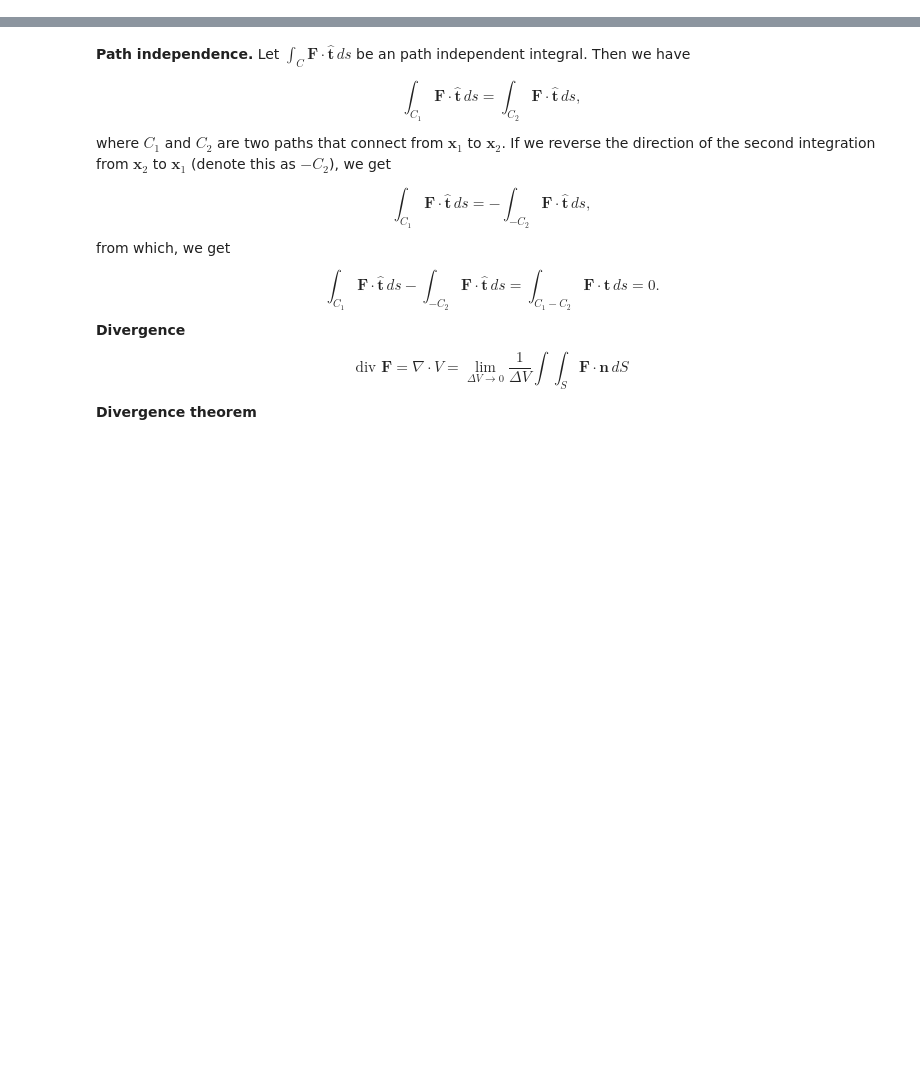
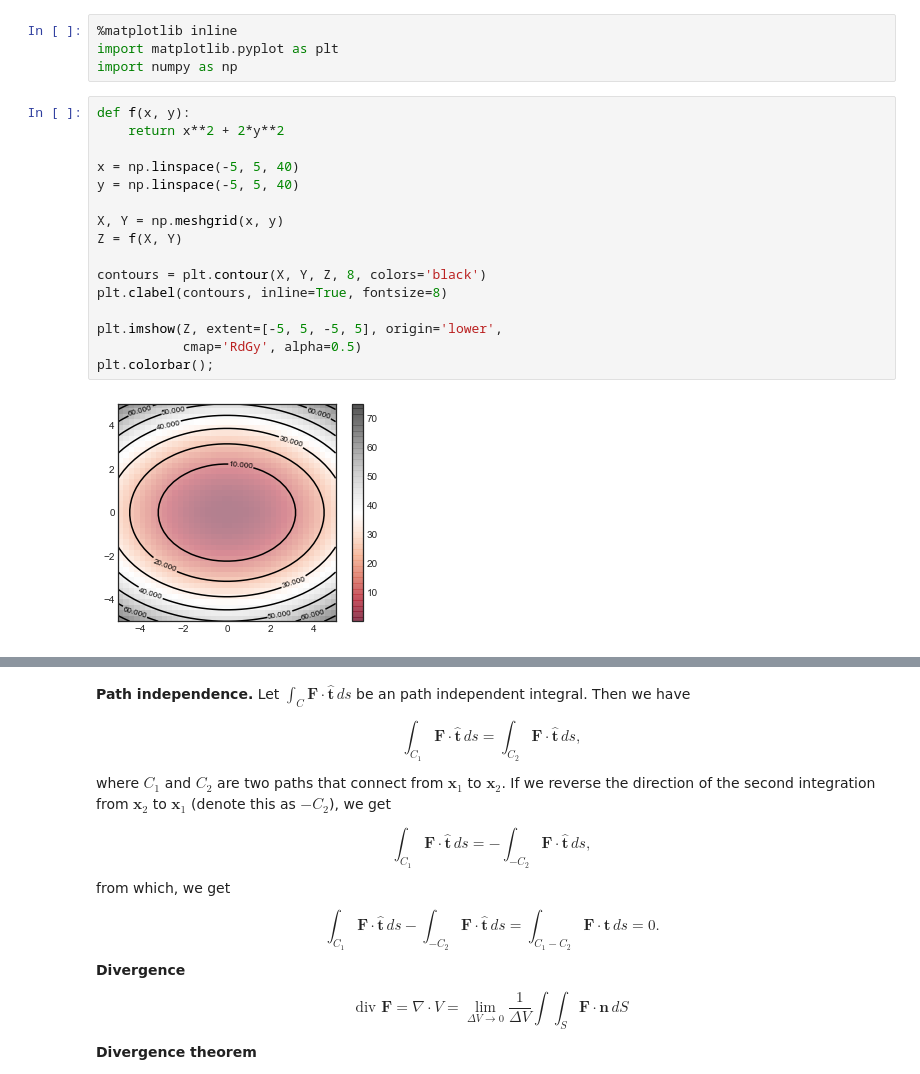
Before and after one commit to junpark25/emath-jupyternotebooks, a Jupyter notebook: lecture3_addendum.ipynb, the cells around one changed output, grey strips where cells are left out. Cells and saved outputs as stored; diff of their text form; blank space fills up the shorter version.

```diff
--- a/lecture3_addendum.ipynb
+++ b/lecture3_addendum.ipynb
@@ -47,0 +55,22 @@ From \eqref{eq:exact_check} and \eqref{eq:curl_free_check} (assuming $F_3 = 0$),
+# %%
+%matplotlib inline
+import matplotlib.pyplot as plt
+import numpy as np
+# %%
+def f(x, y):
+    return x**2 + 2*y**2
+
+x = np.linspace(-5, 5, 40)
+y = np.linspace(-5, 5, 40)
+
+X, Y = np.meshgrid(x, y)
+Z = f(X, Y)
+
+contours = plt.contour(X, Y, Z, 8, colors='black')
+plt.clabel(contours, inline=True, fontsize=8)
+
+plt.imshow(Z, extent=[-5, 5, -5, 5], origin='lower',
+           cmap='RdGy', alpha=0.5)
+plt.colorbar();
+# %% [output]
+[figure, added]
```
Also changed, not shown: parts of 2 cells of this notebook, 2 other files.
